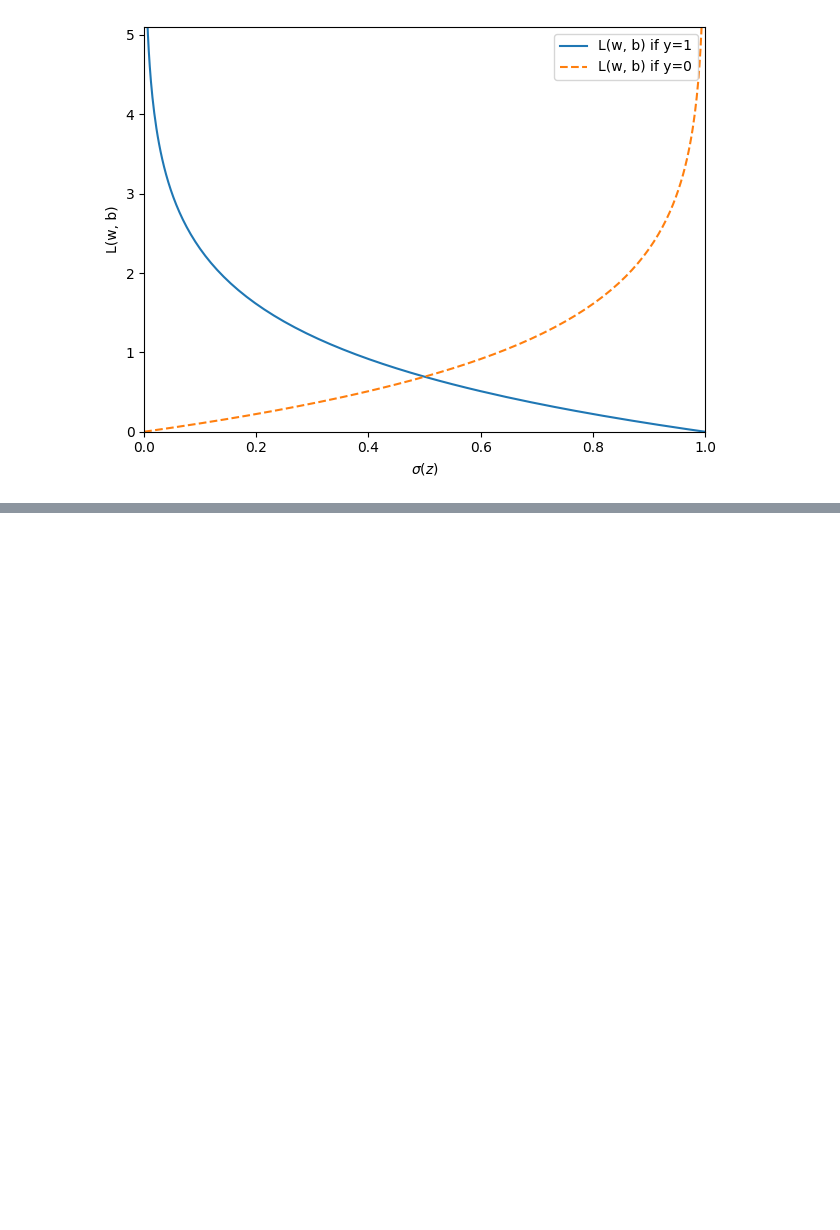
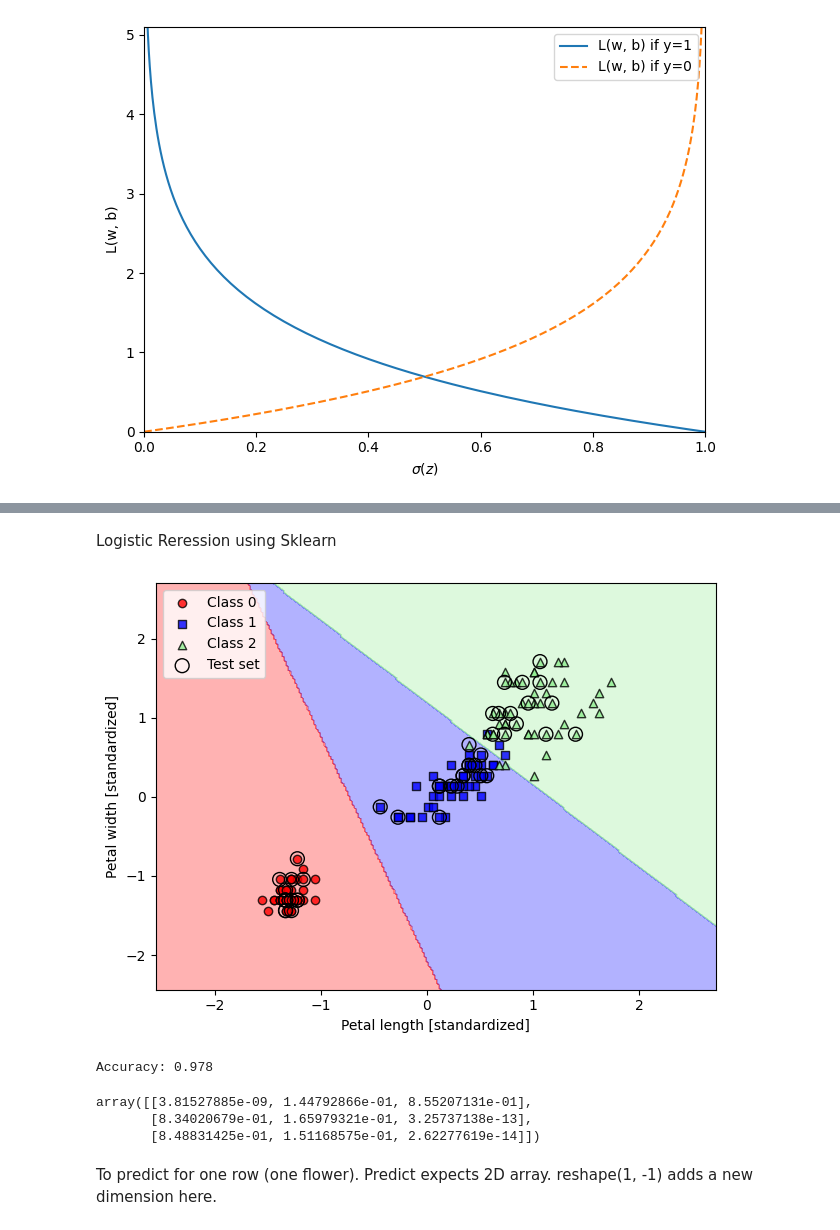
Before and after one commit to sabre-code/machine-learning-notes, a Jupyter notebook: 3_Classification_using scikit_learn.ipynb, the cells around one changed output, grey strips where cells are left out. Saved outputs shown, nothing was run; the diff lists cells and outputs as text; code cells hidden in the pictures; blank space fills up the shorter version.

```diff
--- a/3_Classification_using scikit_learn.ipynb
+++ b/3_Classification_using scikit_learn.ipynb
@@ -143,0 +233,29 @@ plt.show()
+# %% [markdown]
+Logistic Reression using Sklearn
+# %%
+from sklearn.linear_model import LogisticRegression
+lr = LogisticRegression(C=100.0, solver='lbfgs', multi_class='ovr')
+lr.fit(X_train_std, y_train)
+plot_decision_regions(X_combined_std,
+    y_combined,
+    classifier=lr,
+    test_idx=range(105, 150))
+plt.xlabel('Petal length [standardized]')
+plt.ylabel('Petal width [standardized]')
+plt.legend(loc='upper left')
+plt.tight_layout()
+plt.show()
+# %% [output]
+[figure, added]
+# %%
+print('Accuracy: %.3f' % lr.score(X_test_std, y_test))
+# %% [output]
+Accuracy: 0.978
+# %%
+lr.predict_proba(X_test_std[:3, :])
+# %% [output]
+array([[3.81527885e-09, 1.44792866e-01, 8.55207131e-01],
+       [8.34020679e-01, 1.65979321e-01, 3.25737138e-13],
+       [8.48831425e-01, 1.51168575e-01, 2.62277619e-14]])
+# %% [markdown]
+To predict for one row (one flower). Predict expects 2D array. reshape(1, -1) adds a new dimension here.
```
Also changed, not shown: parts of 11 cells of this notebook.
